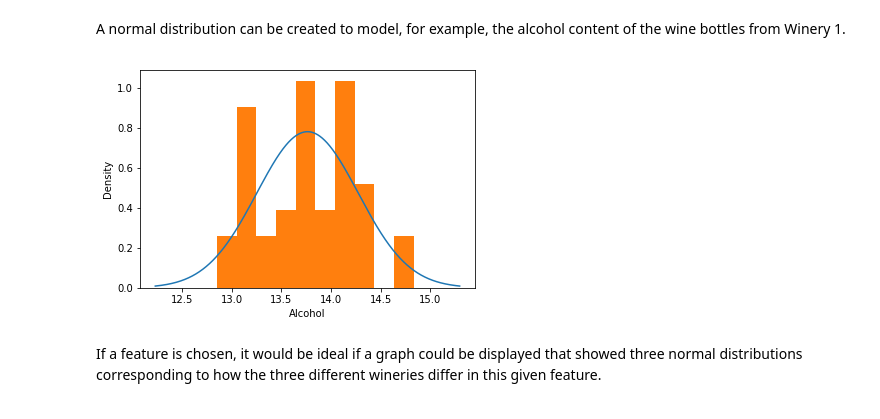
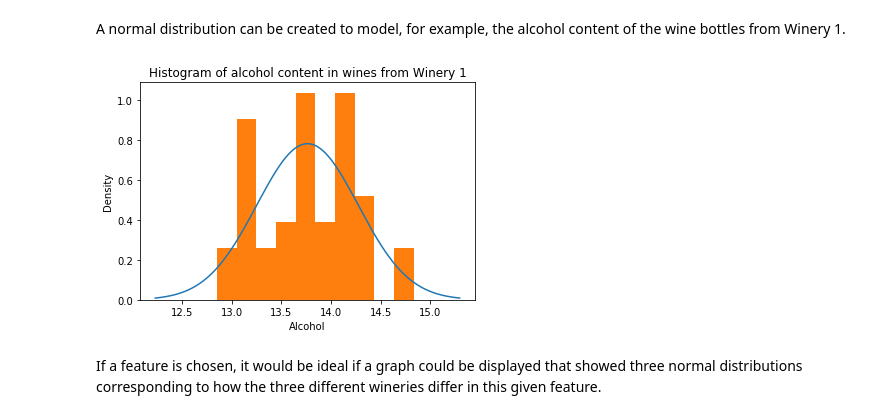
Before and after one commit to dmbentley/generative-model, a Jupyter notebook: univariate-generative-model.ipynb, the cells around one changed output. Saved outputs shown, nothing was run; the diff lists cells and outputs as text; code cells hidden in the pictures.

Commit message:
Add images.

```diff
--- a/univariate-generative-model.ipynb
+++ b/univariate-generative-model.ipynb
@@ -107,21 +105,22 @@ A normal distribution can be created to model, for example, the alcohol content
 # %%
 feature_name = 'Alcohol'
 winery_number = 1
 
 mean, std = get_mean_and_std(feature_name, winery_number)
 
 winery_filter = X_train['Winery'] == winery_number
 
 x_axis = np.arange(mean-3*std, mean+3*std, 0.001)
 
 plt.plot(x_axis, norm.pdf(x_axis, mean, std))
 plt.hist(X_train[winery_filter][feature_name], bins=10, density=True)
 plt.xlabel(feature_name)
 plt.ylabel('Density')
+plt.title('Histogram of alcohol content in wines from Winery 1')
 
 plt.show()
 # %% [output]
-[figure, old version]
+[figure, new version]
 # %% [markdown]
 If a feature is chosen, it would be ideal if a graph could be displayed that showed three normal distributions corresponding to how the three different wineries differ in this given feature.
 # %%
```
Also changed, not shown: parts of 8 cells of this notebook, 5 other files.
